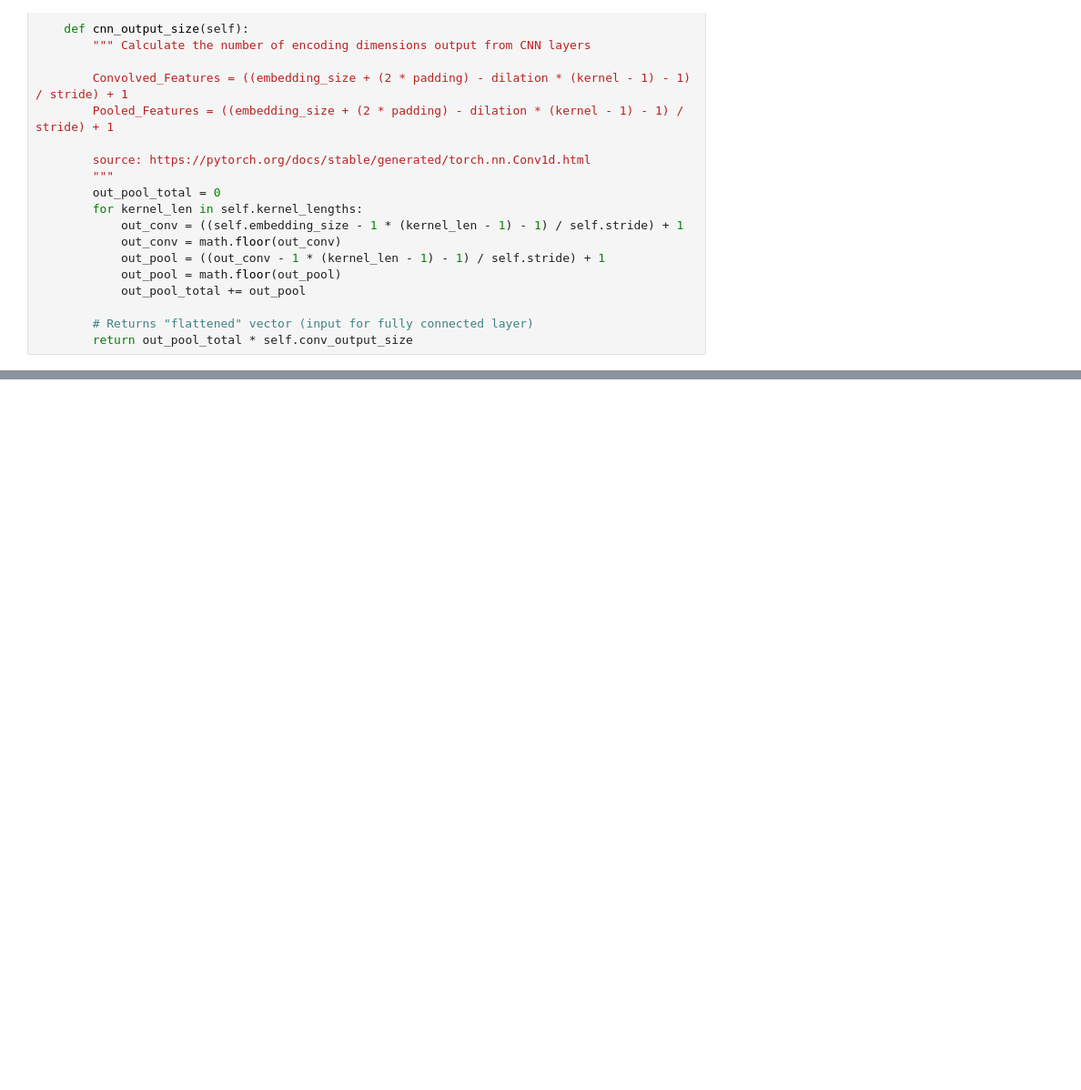
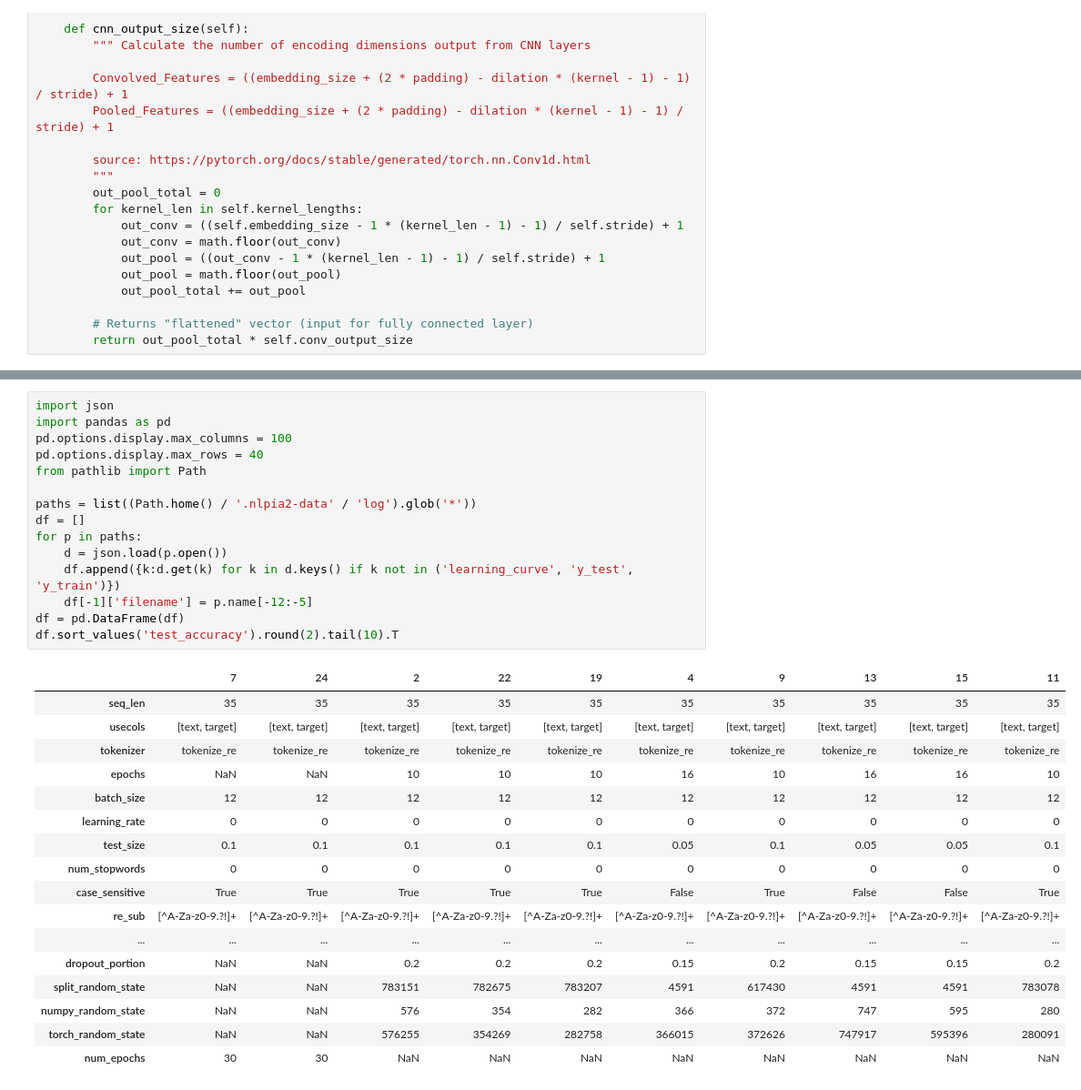
Before and after one commit to kiranraathod/nlpia2, a Jupyter notebook: src/nlpia2/ch07/ch07.ipynb, the cells around one changed output, grey strips where cells are left out. Shown at 91% size. Cells and saved outputs as stored; diff of their text form; blank space fills up the shorter version.

```diff
--- a/src/nlpia2/ch07/ch07.ipynb
+++ b/src/nlpia2/ch07/ch07.ipynb
@@ -430,0 +433,33 @@ np.array(embed).shape
+# %%
+import json
+import pandas as pd
+pd.options.display.max_columns = 100
+pd.options.display.max_rows = 40
+from pathlib import Path
+
+paths = list((Path.home() / '.nlpia2-data' / 'log').glob('*'))
+df = []
+for p in paths:
+    d = json.load(p.open())
+    df.append({k:d.get(k) for k in d.keys() if k not in ('learning_curve', 'y_test', 'y_train')})
+    df[-1]['filename'] = p.name[-12:-5]
+df = pd.DataFrame(df)
+df.sort_values('test_accuracy').round(2).tail(10).T
+# %% [output]
+|  | 7 | 24 | 2 | 22 | 19 | 4 | 9 | 13 | 15 | 11 |
+| seq_len | 35 | 35 | 35 | 35 | 35 | 35 | 35 | 35 | 35 | 35 |
+| usecols | [text, target] | [text, target] | [text, target] | [text, target] | [text, target] | [text, target] | [text, target] | [text, target] | [text, target] | [text, target] |
+| tokenizer | tokenize_re | tokenize_re | tokenize_re | tokenize_re | tokenize_re | tokenize_re | tokenize_re | tokenize_re | tokenize_re | tokenize_re |
+| epochs | NaN | NaN | 10 | 10 | 10 | 16 | 10 | 16 | 16 | 10 |
+| batch_size | 12 | 12 | 12 | 12 | 12 | 12 | 12 | 12 | 12 | 12 |
+| learning_rate | 0 | 0 | 0 | 0 | 0 | 0 | 0 | 0 | 0 | 0 |
+| test_size | 0.1 | 0.1 | 0.1 | 0.1 | 0.1 | 0.05 | 0.1 | 0.05 | 0.05 | 0.1 |
+| num_stopwords | 0 | 0 | 0 | 0 | 0 | 0 | 0 | 0 | 0 | 0 |
+| case_sensitive | True | True | True | True | True | False | True | False | False | True |
+| re_sub | [^A-Za-z0-9.?!]+ | [^A-Za-z0-9.?!]+ | [^A-Za-z0-9.?!]+ | [^A-Za-z0-9.?!]+ | [^A-Za-z0-9.?!]+ | [^A-Za-z0-9.?!]+ | [^A-Za-z0-9.?!]+ | [^A-Za-z0-9.?!]+ | [^A-Za-z0-9.?!]+ | [^A-Za-z0-9.?!]+ |
+| ... | ... | ... | ... | ... | ... | ... | ... | ... | ... | ... |
+| dropout_portion | NaN | NaN | 0.2 | 0.2 | 0.2 | 0.15 | 0.2 | 0.15 | 0.15 | 0.2 |
+| split_random_state | NaN | NaN | 783151 | 782675 | 783207 | 4591 | 617430 | 4591 | 4591 | 783078 |
+| numpy_random_state | NaN | NaN | 576 | 354 | 282 | 366 | 372 | 747 | 595 | 280 |
+| torch_random_state | NaN | NaN | 576255 | 354269 | 282758 | 366015 | 372626 | 747917 | 595396 | 280091 |
+| num_epochs | 30 | 30 | NaN | NaN | NaN | NaN | NaN | NaN | NaN | NaN |
```
Also changed, not shown: parts of 5 cells of this notebook, 4 other files.
